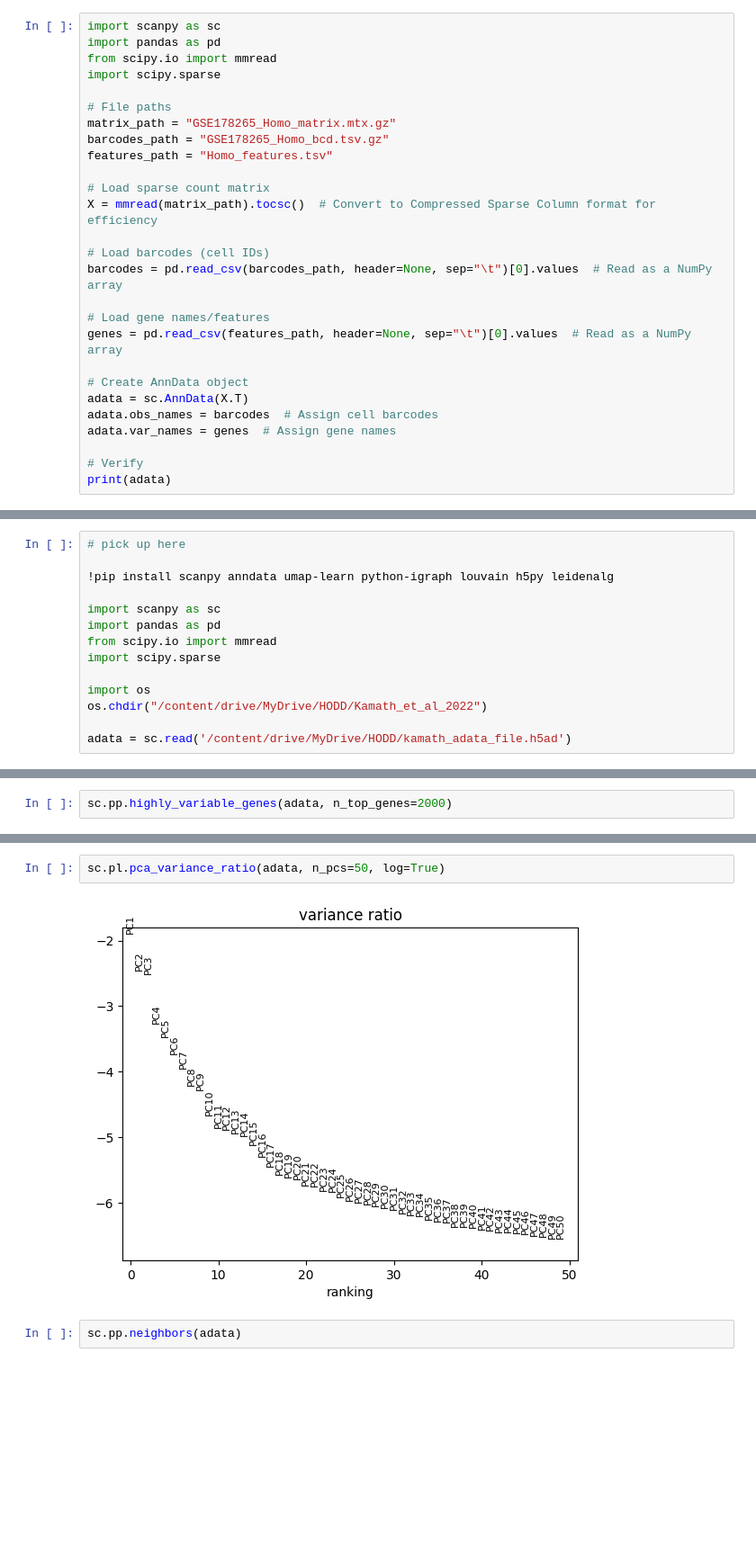
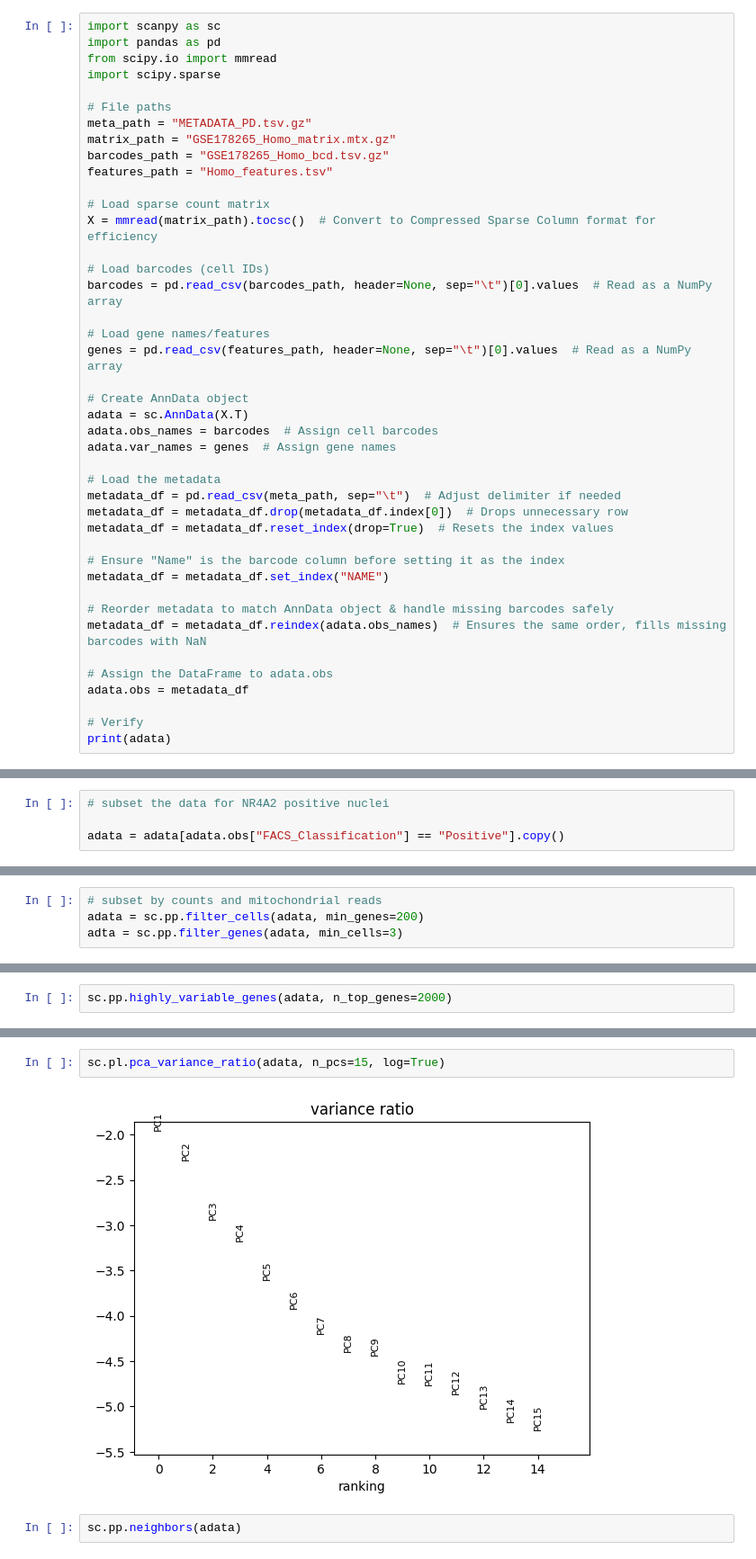
Before and after one commit to sean-otoole/HODD, a Jupyter notebook: parkinsons_project.ipynb, the cells around one changed output, grey strips where cells are left out. Shown at 90% size. Saved outputs shown, nothing was run; the diff lists cells and outputs as text; blank space fills up the shorter version.

Commit message:
updated single-nuclei processing code

```diff
--- a/parkinsons_project.ipynb
+++ b/parkinsons_project.ipynb
@@ -35,6 +35,7 @@ from scipy.io import mmread
 import scipy.sparse
 
 # File paths
+meta_path = "METADATA_PD.tsv.gz"
 matrix_path = "GSE178265_Homo_matrix.mtx.gz"
 barcodes_path = "GSE178265_Homo_bcd.tsv.gz"
 features_path = "Homo_features.tsv"
@@ -53,6 +54,20 @@ adata = sc.AnnData(X.T)
 adata.obs_names = barcodes  # Assign cell barcodes
 adata.var_names = genes  # Assign gene names
 
+# Load the metadata
+metadata_df = pd.read_csv(meta_path, sep="\t")  # Adjust delimiter if needed
+metadata_df = metadata_df.drop(metadata_df.index[0])  # Drops unnecessary row
+metadata_df = metadata_df.reset_index(drop=True)  # Resets the index values
+
+# Ensure "Name" is the barcode column before setting it as the index
+metadata_df = metadata_df.set_index("NAME")
+
+# Reorder metadata to match AnnData object & handle missing barcodes safely
+metadata_df = metadata_df.reindex(adata.obs_names)  # Ensures the same order, fills missing barcodes with NaN
+
+# Assign the DataFrame to adata.obs
+adata.obs = metadata_df
+
 # Verify
 print(adata)
 # %% [output]
@@ -64,14 +75,0 @@ adata.write('/content/drive/MyDrive/HODD/kamath_adata_file.h5ad')
-# %%
-# pick up here
-
-!pip install scanpy anndata umap-learn python-igraph louvain h5py leidenalg
-
-import scanpy as sc
-import pandas as pd
-from scipy.io import mmread
-import scipy.sparse
-
-import os
-os.chdir("/content/drive/MyDrive/HODD/Kamath_et_al_2022")
-
-adata = sc.read('/content/drive/MyDrive/HODD/kamath_adata_file.h5ad')
@@ -96,3 +92,7 @@ Requirement already satisfied: six>=1.5 in /usr/local/lib/python3.11/dist-packag
+# %%
+# subset the data for NR4A2 positive nuclei
+
+adata = adata[adata.obs["FACS_Classification"] == "Positive"].copy()
 # %%
 # calculate standard quality control metrics
 
@@ -114,0 +105,4 @@ Index(['MT-ND1', 'MT-ND2', 'MT-CO1', 'MT-CO2', 'MT-ATP8', 'MT-ATP6', 'MT-CO3',
+# %%
+# subset by counts and mitochondrial reads
+adata = sc.pp.filter_cells(adata, min_genes=200)
+adta = sc.pp.filter_genes(adata, min_cells=3)
@@ -149,7 +150,7 @@ sc.tl.pca(adata)
 # %%
-sc.pl.pca_variance_ratio(adata, n_pcs=50, log=True)
+sc.pl.pca_variance_ratio(adata, n_pcs=15, log=True)
 # %% [output]
-[figure, old version]
+[figure, new version]
 # %%
 sc.pp.neighbors(adata)
 # %%
```
Also changed, not shown: parts of 17 cells of this notebook.
